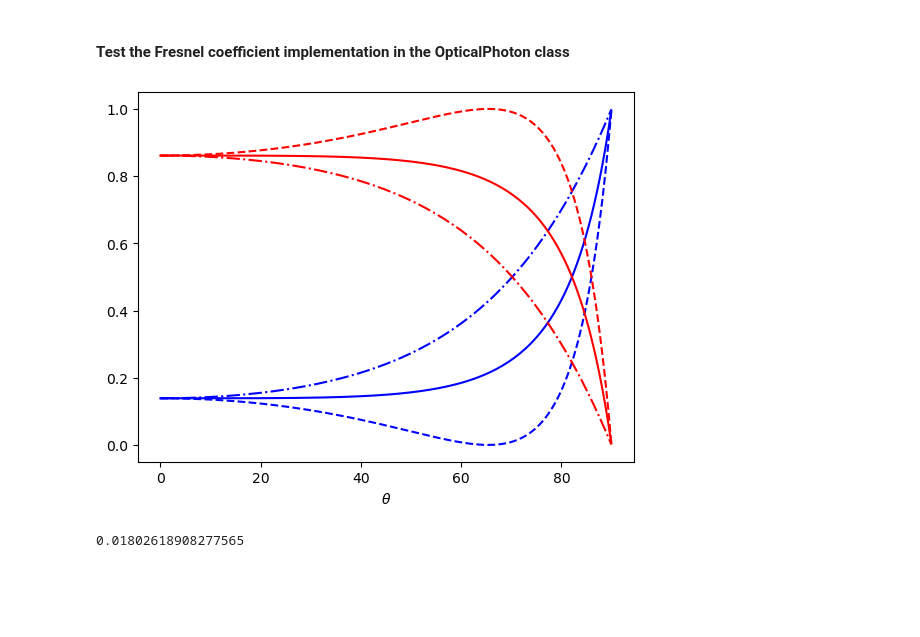
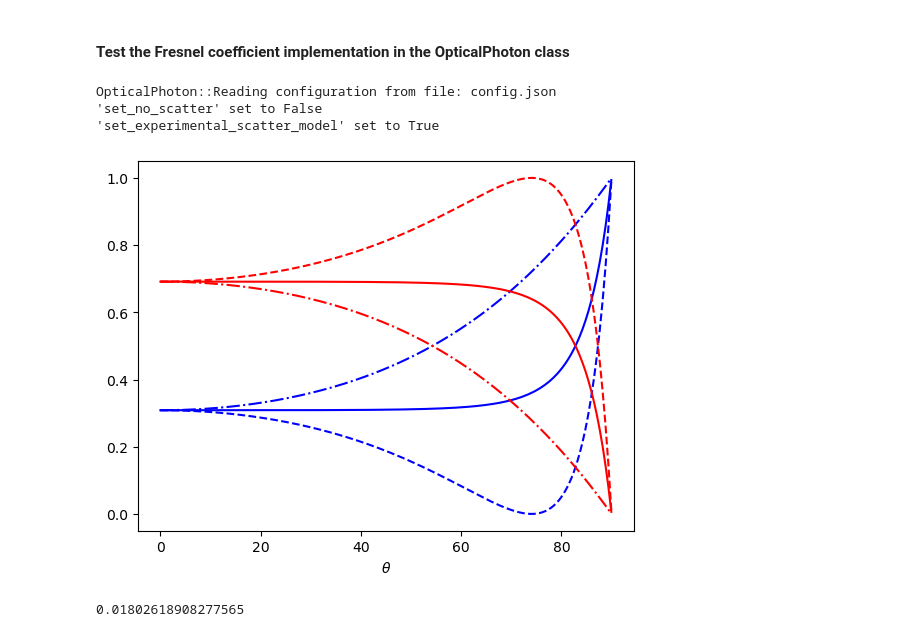
Before and after one commit to acolijn/OptoSim, a Jupyter notebook: notebook/FresnelVerification.ipynb, the cells around one changed output. Saved outputs shown, nothing was run; the diff lists cells and outputs as text; code cells hidden in the pictures; blank space fills up the shorter version.

```diff
--- a/notebook/FresnelVerification.ipynb
+++ b/notebook/FresnelVerification.ipynb
@@ -8,31 +8,34 @@ import matplotlib.pyplot as plt
 # %%
 myPhoton = OpticalPhoton()
 
 # refractive indices
-n1 = 1.6
+n1 = 1.0
 n2 = 3.5
 # theta range from 0-pi/2
 theta = np.arange(0,np.pi/2,0.01)
 
 R = np.empty_like(theta)
 rs = np.empty_like(theta)
 rp = np.empty_like(theta)
 for i,th in enumerate(theta):
     R[i], _ = myPhoton.fresnel_coefficients_average(n1, n2, th)
     rs[i],rp[i] = myPhoton.fresnel_coefficients(n1,n2,th)
 
 plt.plot(theta*180/3.1415,R,'blue')
 plt.plot(theta*180/3.1415,rs**2,linestyle='-.',color='blue')
 plt.plot(theta*180/3.1415,rp**2,linestyle='--',color='blue')
 
 plt.plot(theta*180/3.1415,1-R,'red')
 plt.plot(theta*180/3.1415,1-rs**2,linestyle='-.',color='red')
 plt.plot(theta*180/3.1415,1-rp**2,linestyle='--',color='red')
 
 plt.xlabel('$\\theta$')
 plt.show()
 # %% [output]
+OpticalPhoton::Reading configuration from file: config.json
+'set_no_scatter' set to False
+'set_experimental_scatter_model' set to True
-[figure, old version]
+[figure, new version]
 # %%
 R[20]
 # %% [output]
```
Also changed, not shown: 6 other files.
